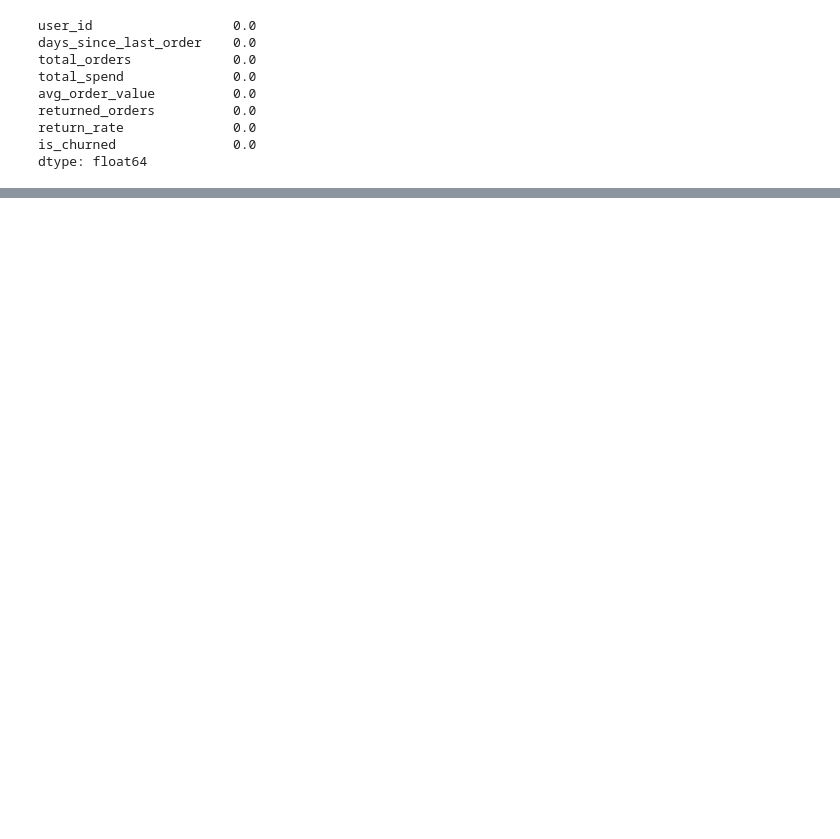
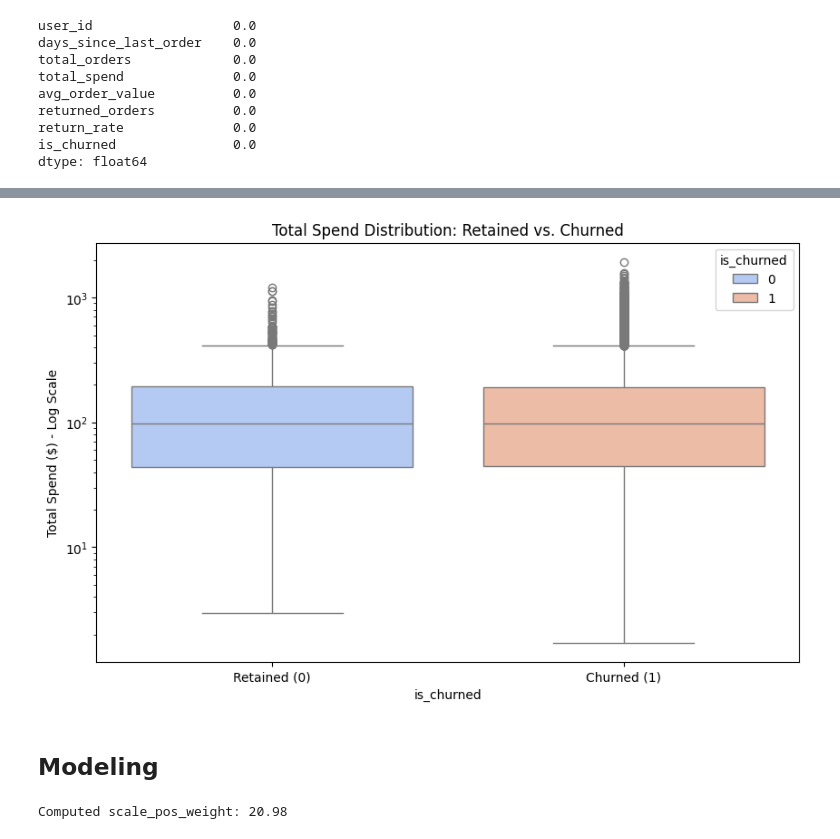
Before and after one commit to dsyhub/customer-lifetime-value-prediction, a Jupyter notebook: notebooks/02_eda_and_modeling.ipynb, the cells around one changed output, grey strips where cells are left out. Saved outputs shown, nothing was run; the diff lists cells and outputs as text; code cells hidden in the pictures; blank space fills up the shorter version.

```diff
--- a/notebooks/02_eda_and_modeling.ipynb
+++ b/notebooks/02_eda_and_modeling.ipynb
@@ -132,0 +145,34 @@ weighted avg       0.92      0.65      0.75      6396
+# %%
+plt.figure(figsize=(10, 6))
+# Log scale helps because spend is usually skewed
+sns.boxplot(data=df, x='is_churned', y='total_spend', hue='is_churned', palette='coolwarm')
+plt.yscale('log')
+plt.title("Total Spend Distribution: Retained vs. Churned")
+plt.ylabel("Total Spend ($) - Log Scale")
+plt.xticks([0, 1], ['Retained (0)', 'Churned (1)'])
+plt.show()
+# %% [output]
+[figure, added]
+# %% [markdown]
+## Modeling
+# %%
+# Preprocessing
+# 1. Filp the target
+# We want to predict who STAYS (1), because they are the "Needle in the Haystack"
+# Current: 1 = Churned, 0 = Retained
+# New: 1 = Retained, 0 = Churned
+df['target_retained'] = df['is_churned'].apply(lambda x: 1 if x == 0 else 0)
+
+# 2. Define features and target
+y = df['target_retained']
+X = df.drop(columns=['user_id', 'is_churned', 'target_retained', 'return_rate_bin'])
+
+# 3. Split data (stratified to keep the 5% retention rate in both sets)
+X_train, X_test, y_train, y_test = train_test_split(X, y, test_size=0.2, random_state=42, stratify=y)
+
+# 4. Calculate scale weight
+# Logic: sum(majority) / sum(minority)
+scale_pos_weight = (y_train == 0).sum() / (y_train ==1).sum()
+print(f"Computed scale_pos_weight: {scale_pos_weight:.2f}")
+# %% [output]
+Computed scale_pos_weight: 20.98
```
Also changed, not shown: parts of 21 cells of this notebook, 6 other files.
